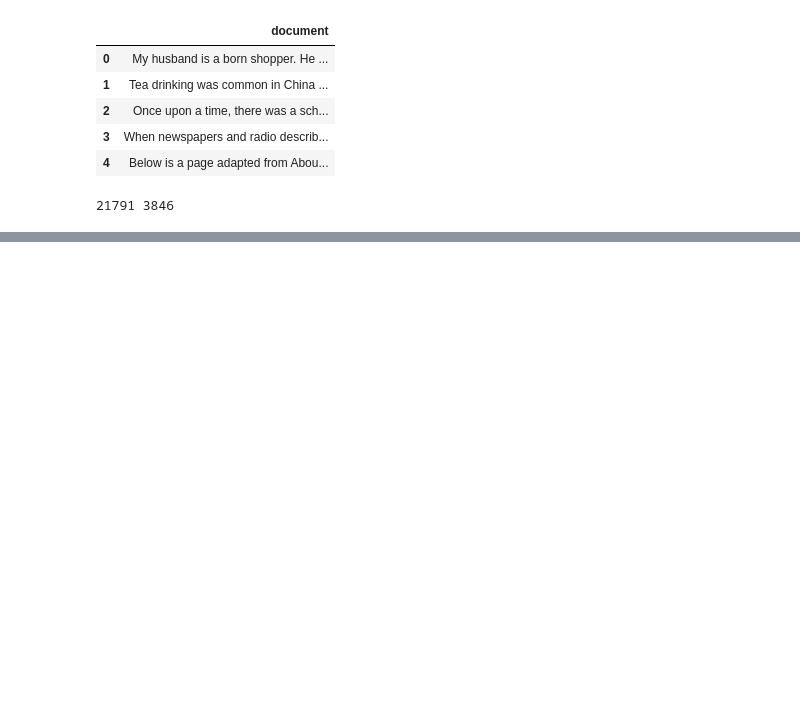
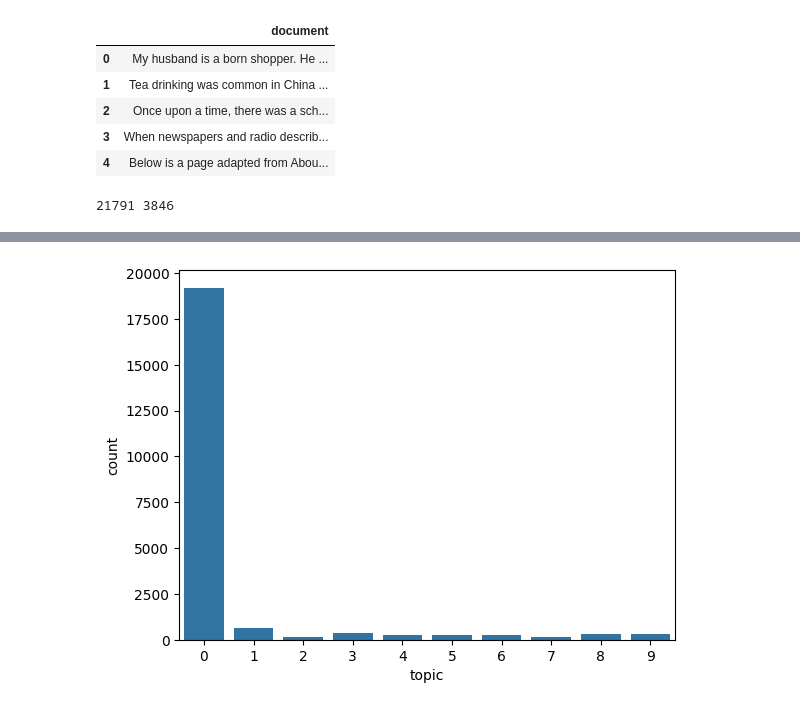
Before and after one commit to M-S-ALAM/Topic-Modelling, a Jupyter notebook: EDA.ipynb, the cells around one changed output, grey strips where cells are left out. Cells and saved outputs as stored; diff of their text form; code cells hidden in the pictures; blank space fills up the shorter version.

```diff
--- a/EDA.ipynb
+++ b/EDA.ipynb
@@ -178,0 +220,19 @@ LookupError:
+# %%
+# Define helper functions
+def get_keys(topic_matrix):
+    '''
+    returns an integer list of predicted topic
+    categories for a given topic matrix
+    '''
+    keys = topic_matrix.argmax(axis=1).tolist()
+    return keys
+
+def keys_to_counts(keys):
+    '''
+    returns a tuple of topic categories and their
+    accompanying magnitudes for a given list of keys
+    '''
+    count_pairs = Counter(keys).items()
+    categories = [pair[0] for pair in count_pairs]
+    counts = [pair[1] for pair in count_pairs]
+    return (categories, counts)
@@ -178,0 +306,3 @@ LookupError:
+# %%
+vect        = TfidfVectorizer(stop_words=stop_words,max_features=4000)
+vect_text   = vect.fit_transform(train_data['document_clean'])
@@ -178,0 +329,5 @@ LookupError:
+# %%
+from sklearn.decomposition import NMF, LatentDirichletAllocation, TruncatedSVD
+lsa_model = TruncatedSVD(n_components=10, algorithm='randomized', n_iter=10, random_state=42)
+
+lsa_top   = lsa_model.fit_transform(vect_text)
@@ -178,0 +384,11 @@ LookupError:
+# %%
+from collections import Counter
+lsa_keys = get_keys(lsa_top)
+lsa_categories, lsa_counts = keys_to_counts(lsa_keys)
+# %%
+import seaborn as sns
+topics_df = pd.DataFrame({'topic' : lsa_categories, 'count' : lsa_counts})
+sns.barplot(x=topics_df['topic'], y = topics_df['count'])
+plt.show()
+# %% [output]
+[figure, added]
```
Also changed, not shown: parts of 26 cells of this notebook.
